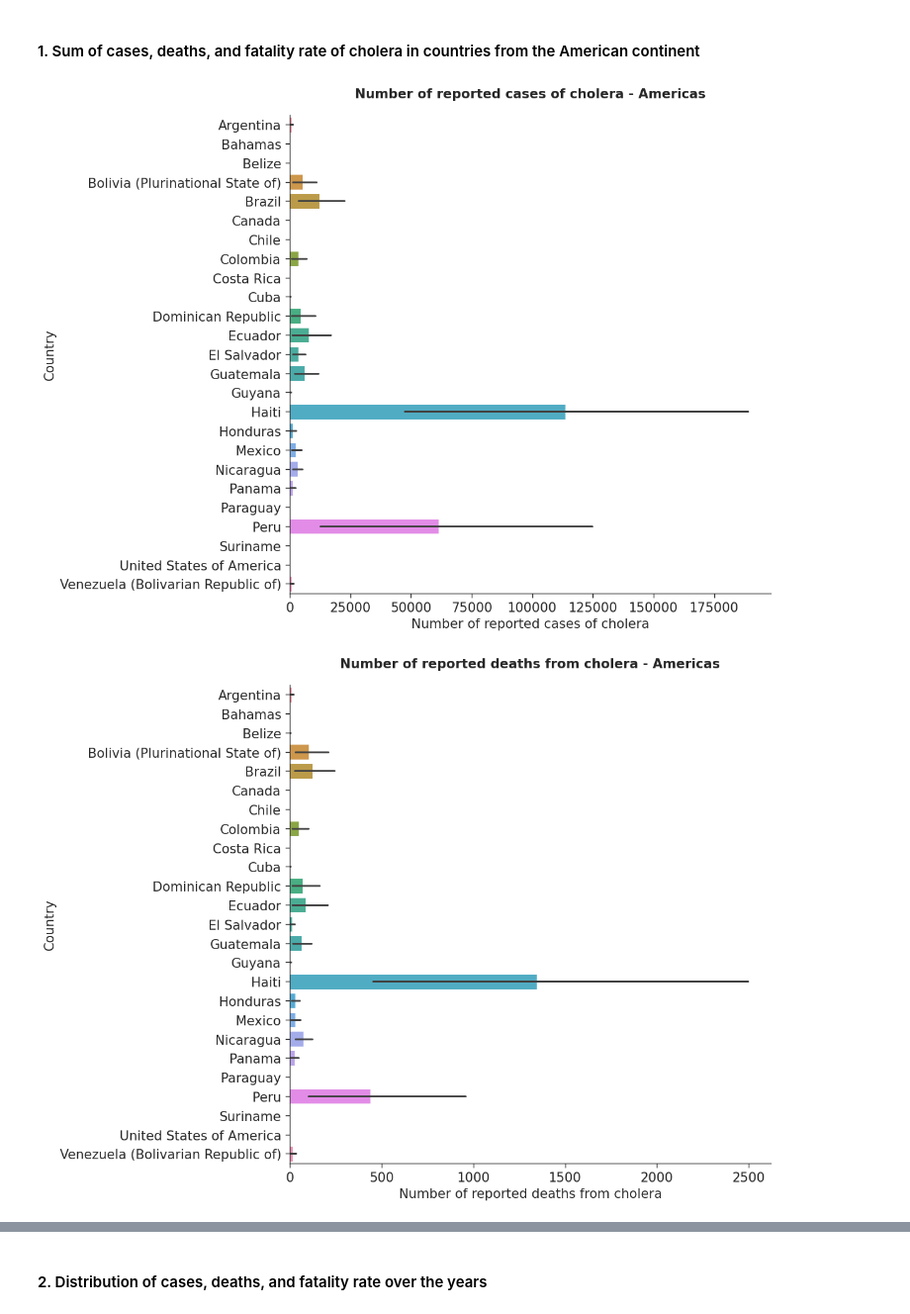
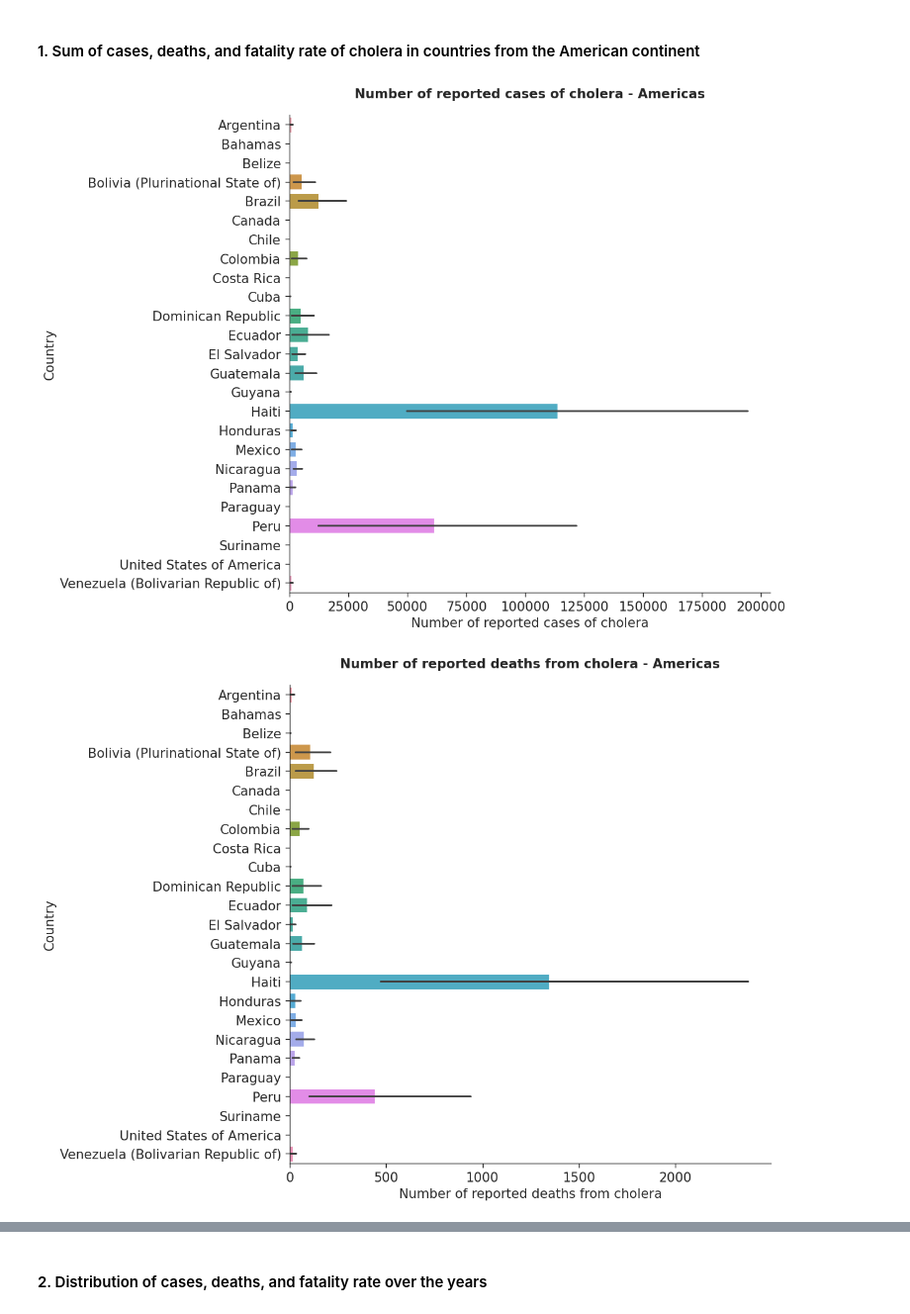
Before and after one commit to CarolLuz/cholera_analysis, a Jupyter notebook: 3_americas.ipynb, the cells around one changed output, grey strips where cells are left out. Shown at 99% size. Cells and saved outputs as stored; diff of their text form; code cells hidden in the pictures.

```diff
--- a/3_americas.ipynb
+++ b/3_americas.ipynb
@@ -15,7 +15,7 @@ sns.set_style('ticks')
 # %%
 data_americas = data.loc[data['WHO Region']=='Americas']
 
-for c in data.select_dtypes(include=np.number):
+for c in data_americas.select_dtypes(include=np.number):
   if c == 'Year':
     continue
   else:
@@ -26,35 +26,35 @@ for c in data.select_dtypes(include=np.number):
             x=c,
             y='Country',
             dodge=False
         )
 
     barplot.tick_params(
             labelsize=15,
             pad=5)
 
     sns.despine()
 
     plt.title(
             f'{c} - Americas',
             fontsize=15,
             fontweight='bold',
             pad = 20)
 
     plt.ylabel(
             'Country',
             fontsize=15
         )
 
     plt.xlabel(
             c,
             fontsize=15
         )
 
     plt.show()
     print('\n')
 # %% [output]
-[figure, old version]
+[figure, new version]
-[figure, old version]
+[figure, new version]
 [figure]
 # %% [markdown]
 #### 2. Distribution of cases, deaths, and fatality rate over the years
```
Also changed, not shown: parts of 3 cells of this notebook, 9 other files.
